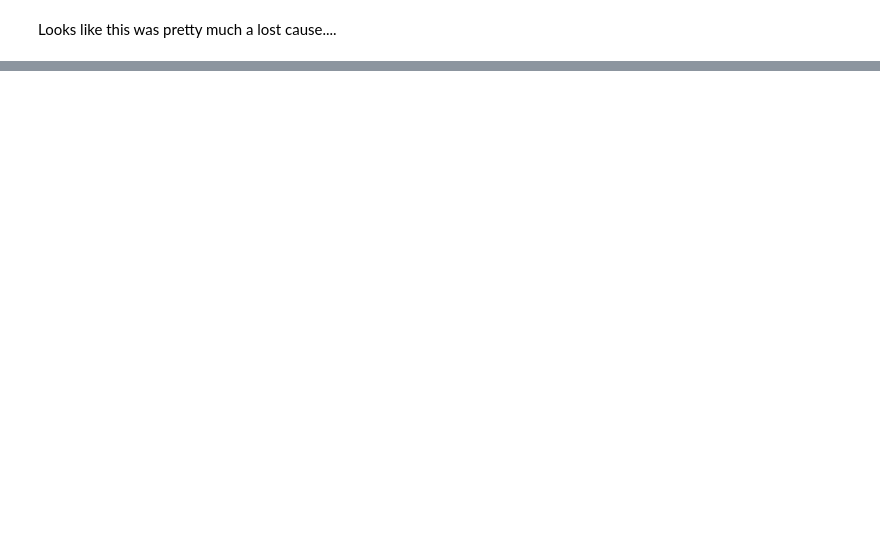
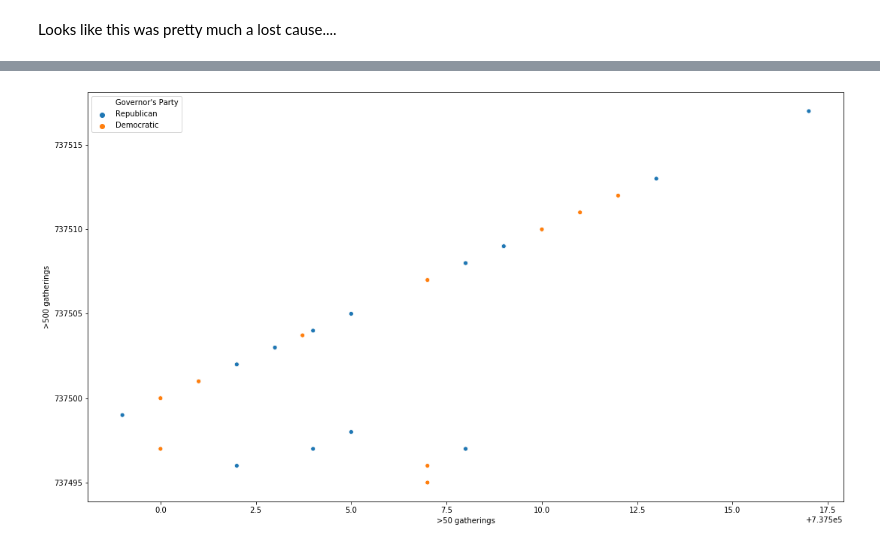
Before and after one commit to joshuaiokua/data100_final-project, a Jupyter notebook: DS 100 Final Project (Luke 2020.5.6).ipynb, the cells around one changed output, grey strips where cells are left out. Drawn from its saved outputs; the diff is of its cells as text; code cells hidden in the pictures; blank space fills up the shorter version.

```diff
--- a/DS 100 Final Project (Luke 2020.5.6).ipynb
+++ b/DS 100 Final Project (Luke 2020.5.6).ipynb
@@ -576,2 +577,10 @@ sns.scatterplot(x = "beta1", y="beta2", hue= "Governor's Party", data = data )
 # %% [markdown]
 Looks like this was pretty much a lost cause....
+# %%
+state_vars_grouped = counties_df.groupby("State").mean()
+
+data = pd.merge(state_vars_grouped, govs, left_on = "State", right_on="State")
+
+fig,ax = plt.subplots(figsize=(18,10))
+
+g=sns.scatterplot(x = "public schools", y="stay at home", hue= "Governor's Party", data = data)
@@ -577,0 +589,6 @@ Looks like this was pretty much a lost cause....
+# %%
+fig,ax = plt.subplots(figsize=(18,10))
+
+g=sns.scatterplot(x = ">50 gatherings", y=">500 gatherings", hue= "Governor's Party", data = data)
+# %% [output]
+[figure, added]
```
Also changed, not shown: parts of 8 cells of this notebook.
